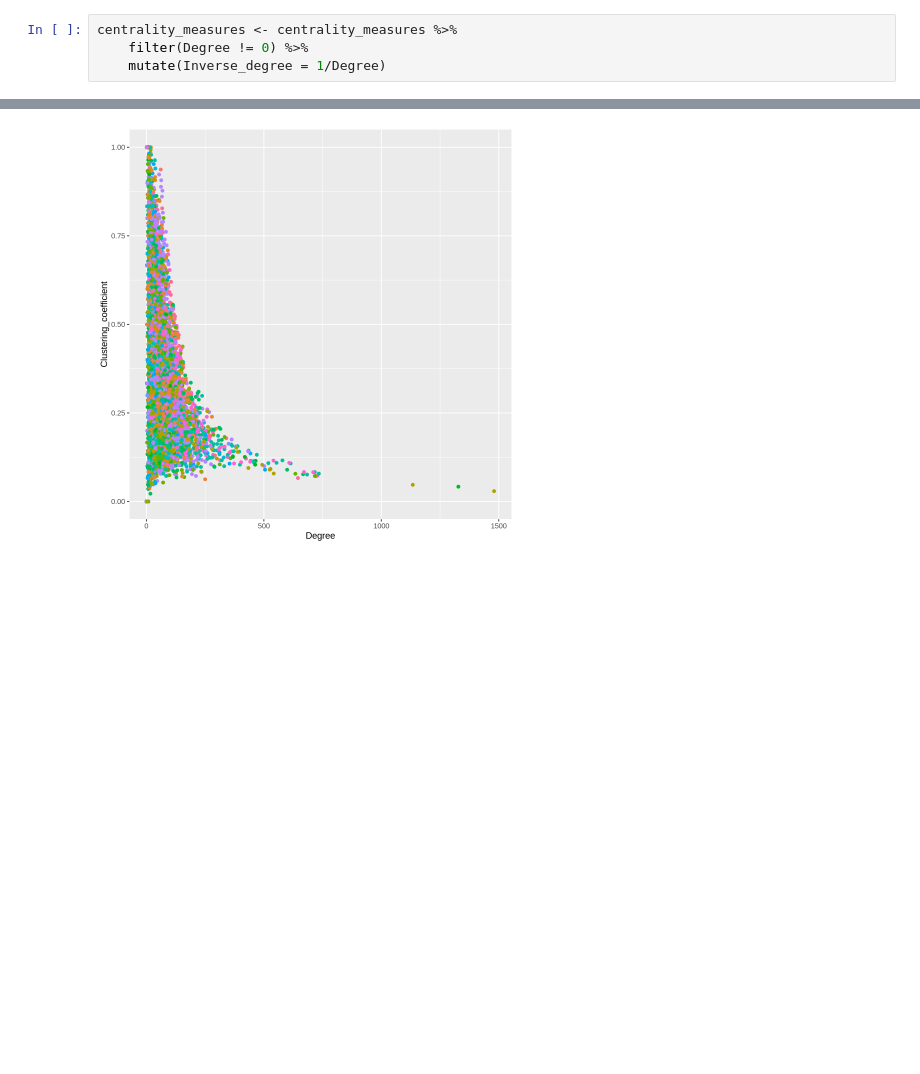
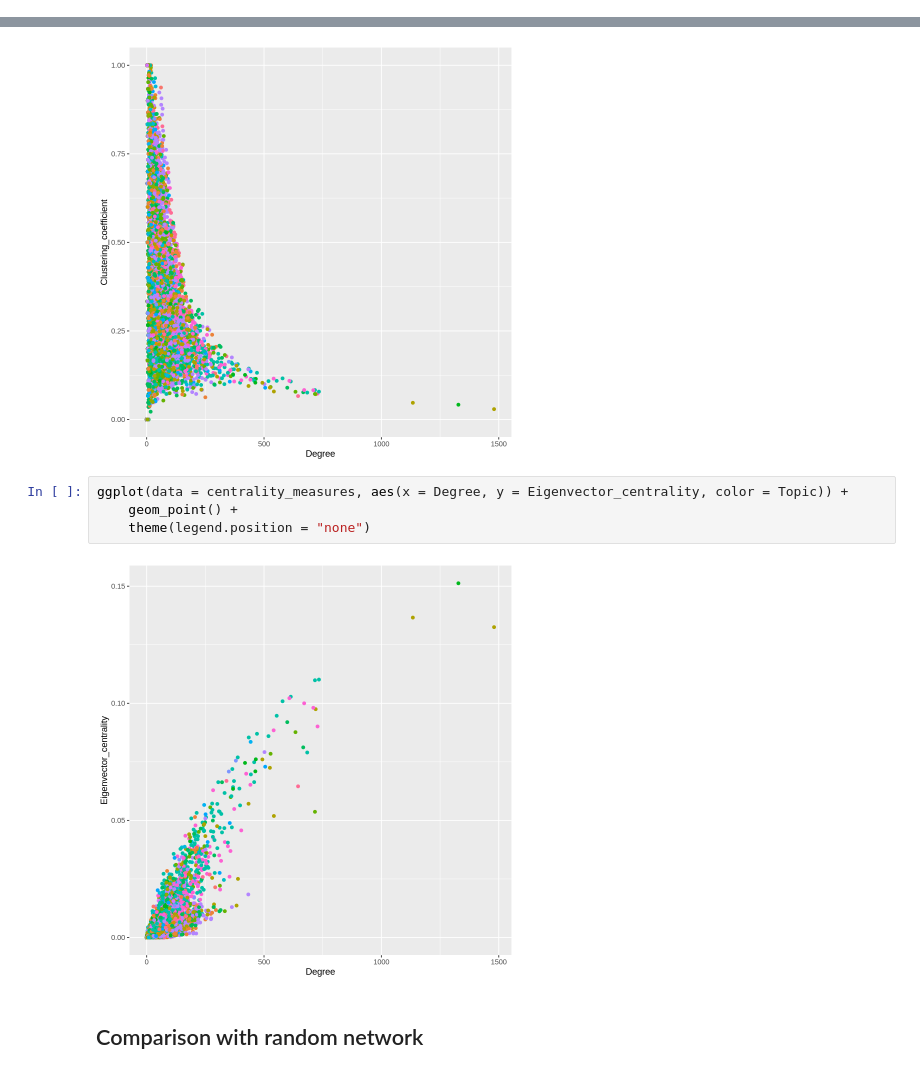
Before and after one commit to riccardo03-maker/Abstract_network, a Jupyter notebook: plots.ipynb, the cells around one changed output, grey strips where cells are left out. Drawn from its saved outputs; the diff is of its cells as text; blank space fills up the shorter version.

```diff
--- a/plots.ipynb
+++ b/plots.ipynb
@@ -145,4 +134,0 @@ colnames(centrality_measures)
-# %%
-centrality_measures <- centrality_measures %>%
-    filter(Degree != 0) %>%
-    mutate(Inverse_degree = 1/Degree)
@@ -152,3 +141,11 @@ ggplot(data = centrality_measures, aes(x = Degree, y = Clustering_coefficient, c
     theme(legend.position = "none")
 # %% [output]
 [figure]
+# %%
+ggplot(data = centrality_measures, aes(x = Degree, y = Eigenvector_centrality, color = Topic)) +
+    geom_point() +
+    theme(legend.position = "none")
+# %% [output]
+[figure, added]
+# %% [markdown]
+## Comparison with random network
```
Also changed, not shown: parts of 9 cells of this notebook, 8 other files.
